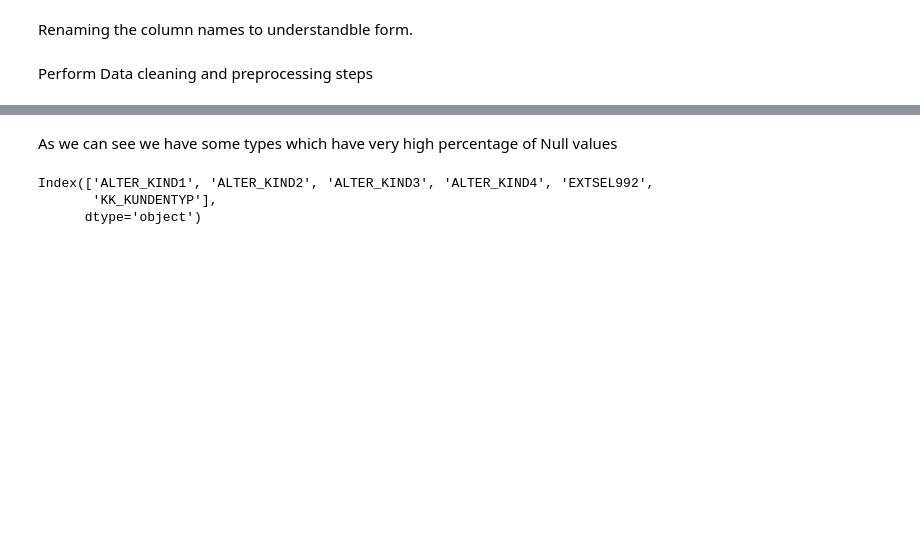
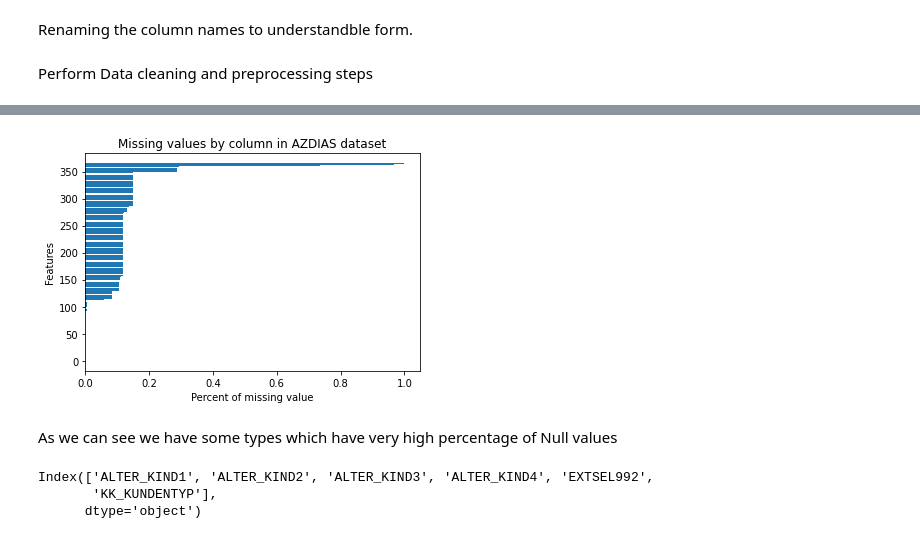
Before and after one commit to Vaibhav3M/Arvato-Udacity-Capstone, a Jupyter notebook: Arvato Project Workbook.ipynb, the cells around one changed output, grey strips where cells are left out. Drawn from its saved outputs; the diff is of its cells as text; code cells hidden in the pictures; blank space fills up the shorter version.

```diff
--- a/Arvato Project Workbook.ipynb
+++ b/Arvato Project Workbook.ipynb
@@ -100,3 +107,13 @@ plt.show()
+# %%
+#azdias columns with missing values
+plt.barh(np.arange(len(df_azdias.columns)), df_azdias.isnull().mean().sort_values(ascending=True))
+plt.xlabel('Percent of missing value')
+plt.ylabel('Features')
+plt.title('Missing values by column in AZDIAS dataset')
+#plt.savefig('missing_azdias', quality = 100)
+plt.show()
+# %% [output]
+[figure, added]
 # %% [markdown]
 As we can see we have some types which have very high percentage of Null values
 # %%
```
Also changed, not shown: parts of 56 cells of this notebook, 5 other files.
